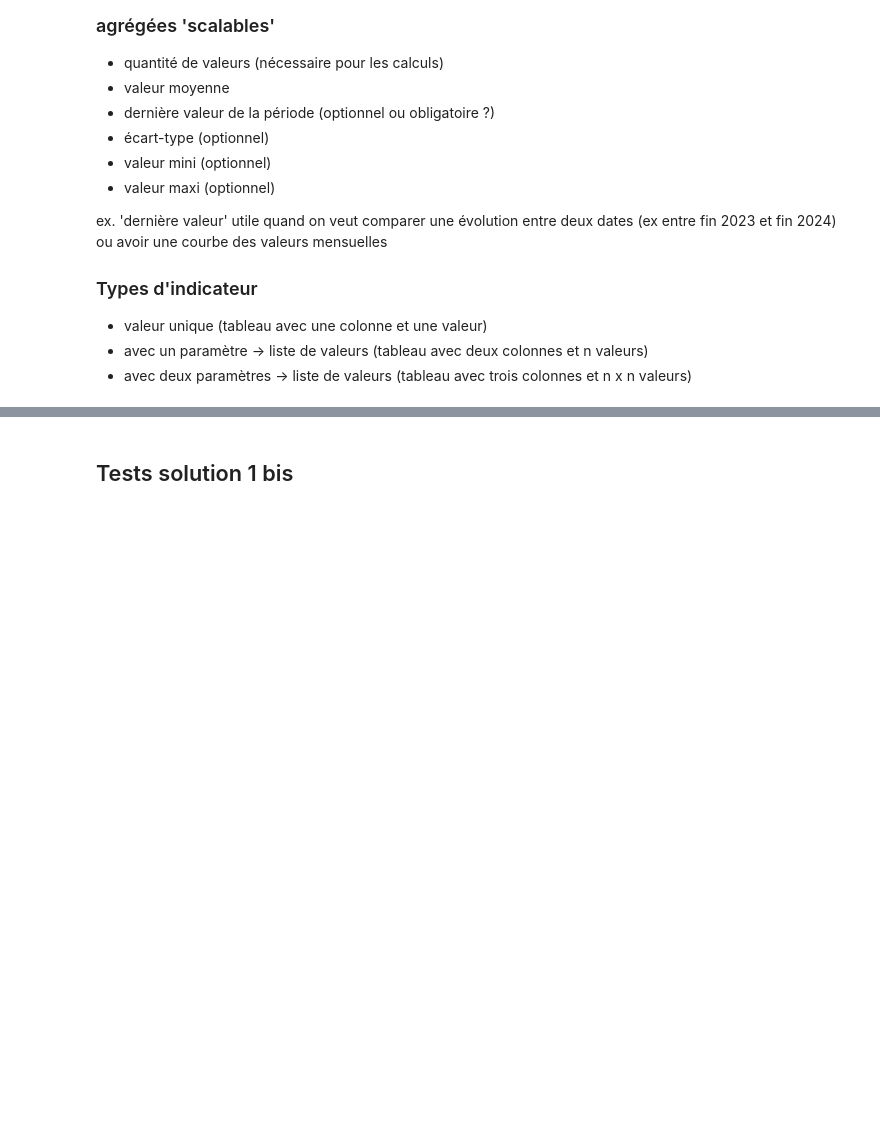
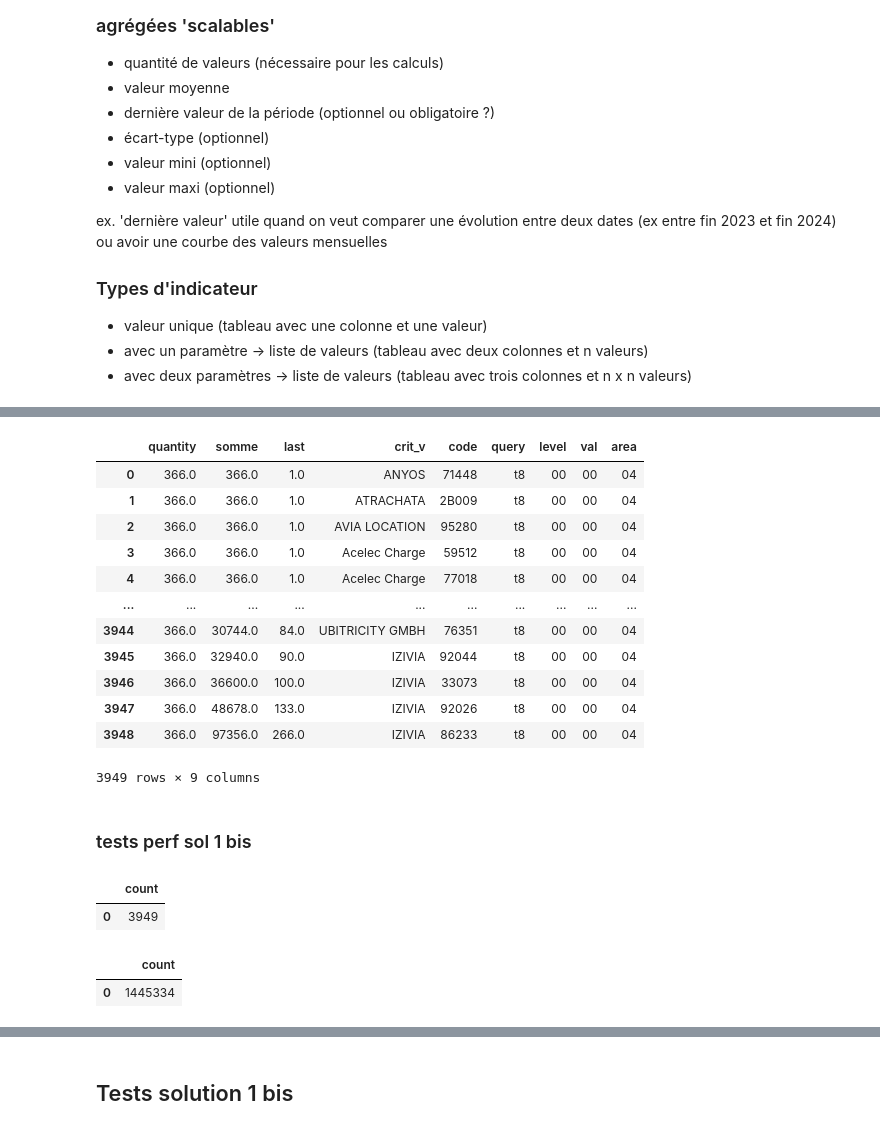
Before and after one commit to loco-philippe/IRVE, a Jupyter notebook: _sources/files/tests_historisation.ipynb, the cells around one changed output, grey strips where cells are left out. Cells and saved outputs as stored; diff of their text form; code cells hidden in the pictures; blank space fills up the shorter version.

```diff
--- a/_sources/files/tests_historisation.ipynb
+++ b/_sources/files/tests_historisation.ipynb
@@ -50,0 +71,24 @@ to_indicator(engine, 't1-02-75')
+# %%
+# passage de la table 'quotidien' à la table 'mensuel' (chaque mois on retrouve un seul enregistrement de chaque indicateur)
+# le traitement pourrait se faire directement en SQL sans passer par un DataFrame
+# la requête est la même pour passer de jour à mois que pour passer de mois à année
+
+query = """
+SELECT
+  SUM(quantity) AS quantity,  SUM(quantity * mean) AS somme,  last, crit_v,  code, query,  level,  val,  area
+FROM
+  quotidien_1
+WHERE
+  (timest >= to_timestamp('2024-01-01', 'YYYY-MM-DD')   AND   timest < to_timestamp('2025-01-01', 'YYYY-MM-DD'))
+GROUP BY
+  last, crit_v,  code, query,  level,  val,  area
+ORDER BY
+  query,  level,  val,  area
+"""
+
+with engine.connect() as conn:
+    mensuel = pd.read_sql_query(query, conn)
+# %%
+%%timeit
+with engine.connect() as conn:
+    mensuel = pd.read_sql_query(query, conn)
@@ -50,0 +97,19 @@ to_indicator(engine, 't1-02-75')
+# %%
+mensuel.to_sql('mensuel_1', engine, if_exists='replace', index=False)
+mensuel
+# %% [output]
+|  | quantity | somme | last | crit_v | code | query | level | val | area |
+| 0 | 366.0 | 366.0 | 1.0 | ANYOS | 71448 | t8 | 00 | 00 | 04 |
+| 1 | 366.0 | 366.0 | 1.0 | ATRACHATA | 2B009 | t8 | 00 | 00 | 04 |
+| 2 | 366.0 | 366.0 | 1.0 | AVIA LOCATION | 95280 | t8 | 00 | 00 | 04 |
+| 3 | 366.0 | 366.0 | 1.0 | Acelec Charge | 59512 | t8 | 00 | 00 | 04 |
+| 4 | 366.0 | 366.0 | 1.0 | Acelec Charge | 77018 | t8 | 00 | 00 | 04 |
+| ... | ... | ... | ... | ... | ... | ... | ... | ... | ... |
+| 3944 | 366.0 | 30744.0 | 84.0 | UBITRICITY GMBH | 76351 | t8 | 00 | 00 | 04 |
+| 3945 | 366.0 | 32940.0 | 90.0 | IZIVIA | 92044 | t8 | 00 | 00 | 04 |
+| 3946 | 366.0 | 36600.0 | 100.0 | IZIVIA | 33073 | t8 | 00 | 00 | 04 |
+| 3947 | 366.0 | 48678.0 | 133.0 | IZIVIA | 92026 | t8 | 00 | 00 | 04 |
+| 3948 | 366.0 | 97356.0 | 266.0 | IZIVIA | 86233 | t8 | 00 | 00 | 04 |
+3949 rows × 9 columns
+# %% [markdown]
+### tests perf sol 1 bis
@@ -50,0 +119,16 @@ to_indicator(engine, 't1-02-75')
+# %%
+#%%timeit
+to_indicator(engine, test, histo=True, format='table', histo_timest= ti.isoformat(), table_name='quotidien_1_bis', table_option='replace', table_dtype=dtype_1_bis, test='1bis')
+# %% [output]
+|  | count |
+| 0 | 3949 |
+# %%
+ti = datetime.fromisoformat('2024-01-01')
+to_indicator(engine, test, histo=True, format='table', histo_timest= ti.isoformat(), table_name='quotidien_1_bis', table_option='replace', table_dtype=dtype_1_bis, test='1bis')
+for i in range(365):
+    ti += dd
+    count = to_indicator(engine, test, histo=True, format='table', histo_timest= ti.isoformat(), table_name='quotidien_1_bis', table_option='append', table_dtype=dtype_1_bis, test='1bis')
+count
+# %% [output]
+|  | count |
+| 0 | 1445334 |
```
Also changed, not shown: parts of 41 cells of this notebook, 21 other files.
